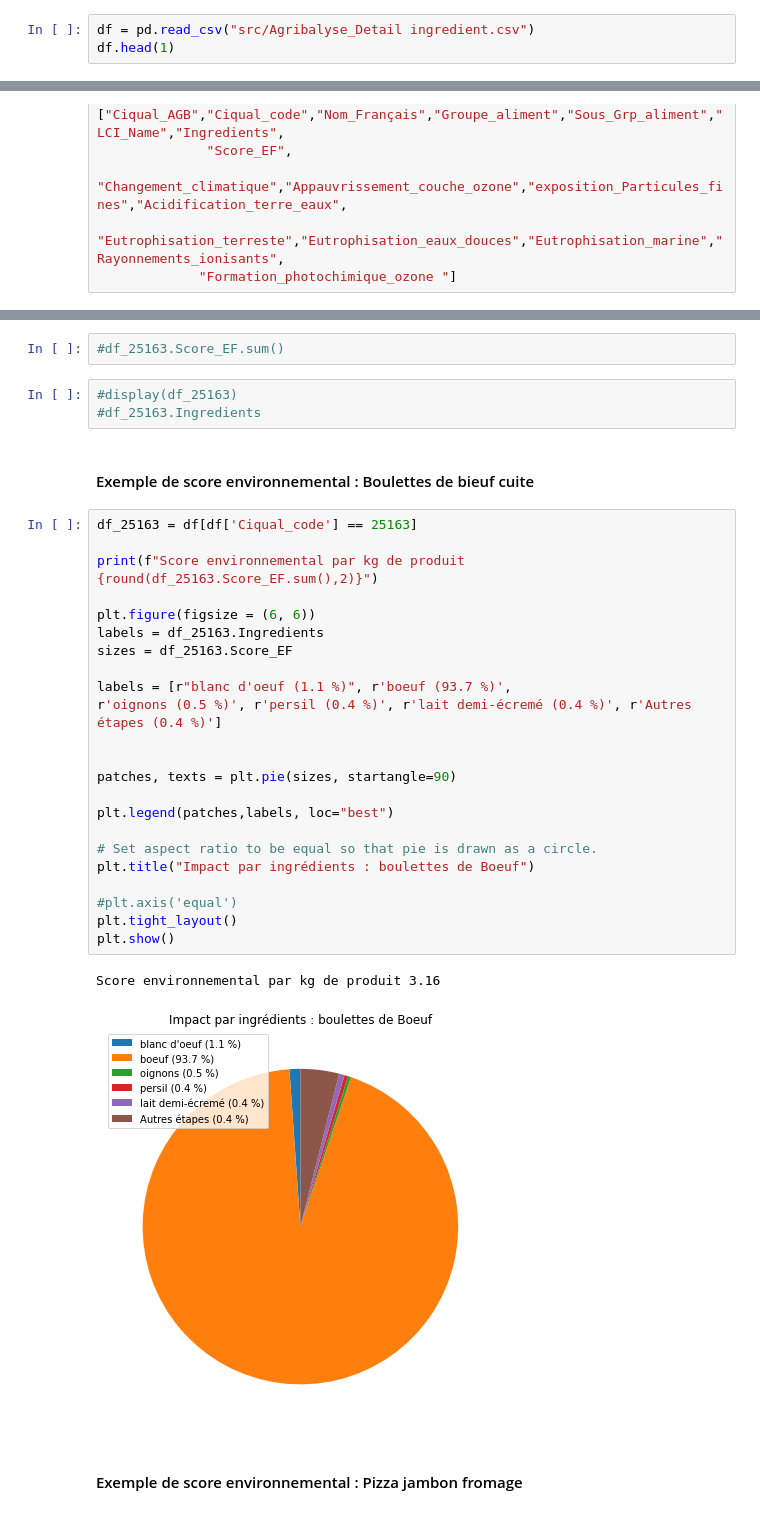
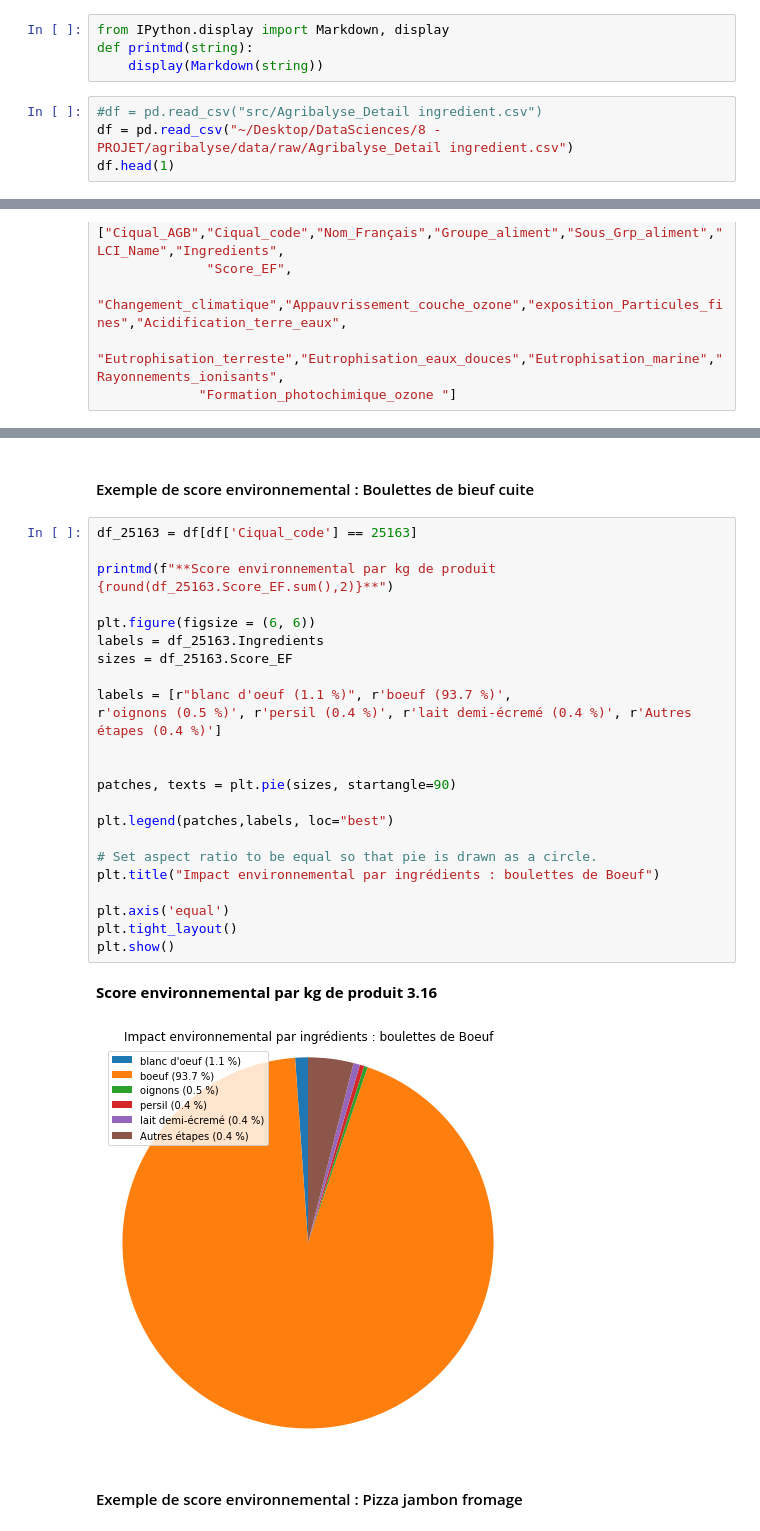
Before and after one commit to pattypooh/agribalyse, a Jupyter notebook: notebooks/01-mbe-eda - Agribalyse.ipynb, the cells around one changed output, grey strips where cells are left out. Cells and saved outputs as stored; diff of their text form.

```diff
--- a/notebooks/01-mbe-eda - Agribalyse.ipynb
+++ b/notebooks/01-mbe-eda - Agribalyse.ipynb
@@ -2,8 +2,13 @@
 import pandas as pd
 import matplotlib.pyplot as plt
 import seaborn as sns
+# %%
+from IPython.display import Markdown, display
+def printmd(string):
+    display(Markdown(string))
 # %%
-df = pd.read_csv("src/Agribalyse_Detail ingredient.csv")
+#df = pd.read_csv("src/Agribalyse_Detail ingredient.csv")
+df = pd.read_csv("~/Desktop/DataSciences/8 - PROJET/agribalyse/data/raw/Agribalyse_Detail ingredient.csv")
 df.head(1)
 # %% [output]
 |  | Ciqual AGB | Ciqual code | Nom Français | Groupe d'aliment | Sous-groupe d'aliment | LCI Name | Ingredients | ... |
@@ -75,36 +78,31 @@ df_25163 = df[df['Ciqual_code'] == 25163]
-# %%
-#df_25163.Score_EF.sum()
-# %%
-#display(df_25163)
-#df_25163.Ingredients
 # %% [markdown]
 #### Exemple de score environnemental : Boulettes de bieuf cuite
 # %%
 df_25163 = df[df['Ciqual_code'] == 25163]
 
-print(f"Score environnemental par kg de produit {round(df_25163.Score_EF.sum(),2)}")
+printmd(f"**Score environnemental par kg de produit {round(df_25163.Score_EF.sum(),2)}**")
 
 plt.figure(figsize = (6, 6))
 labels = df_25163.Ingredients
 sizes = df_25163.Score_EF
 
 labels = [r"blanc d'oeuf (1.1 %)", r'boeuf (93.7 %)',
 r'oignons (0.5 %)', r'persil (0.4 %)', r'lait demi-écremé (0.4 %)', r'Autres étapes (0.4 %)']
 
 
 patches, texts = plt.pie(sizes, startangle=90)
 
 plt.legend(patches,labels, loc="best")
 
 # Set aspect ratio to be equal so that pie is drawn as a circle.
-plt.title("Impact par ingrédients : boulettes de Boeuf")
+plt.title("Impact environnemental par ingrédients : boulettes de Boeuf")
 
-#plt.axis('equal')
+plt.axis('equal')
 plt.tight_layout()
 plt.show()
 # %% [output]
-Score environnemental par kg de produit 3.16
+**Score environnemental par kg de produit 3.16**
-[figure, old version]
+[figure, new version]
 # %% [markdown]
 #### Exemple de score environnemental : Pizza jambon fromage
 # %%
```
Also changed, not shown: parts of 5 cells of this notebook.
